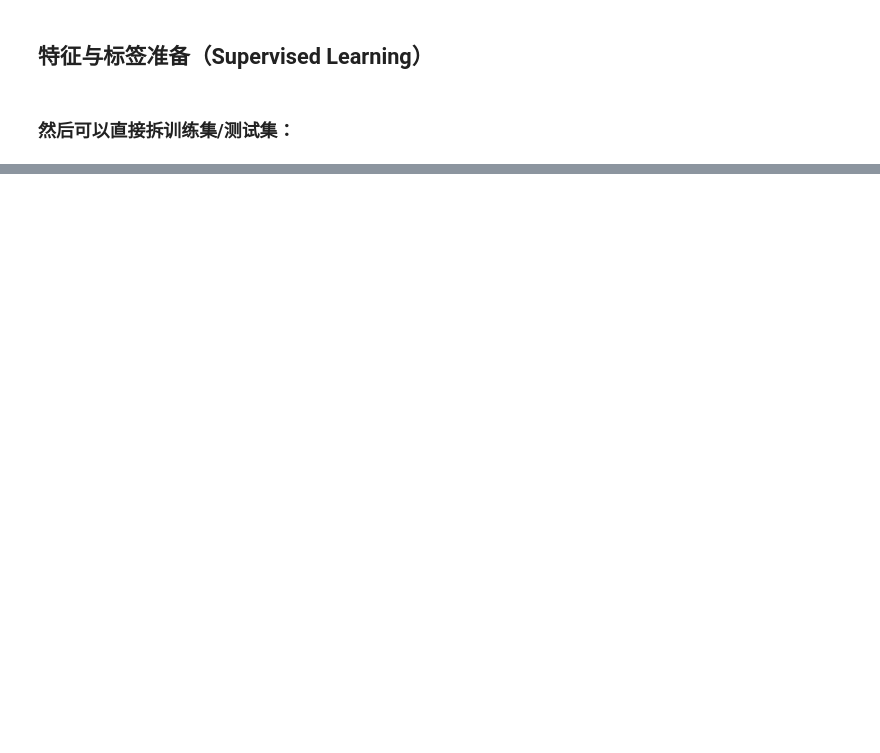
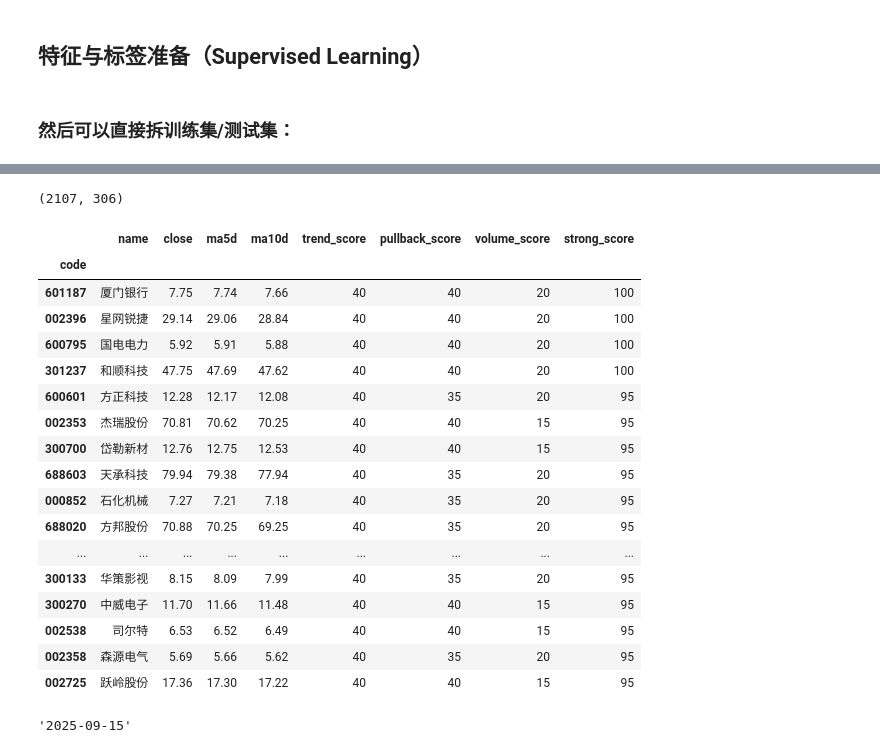
Before and after one commit to johnsonhongyi/pyQuant3, a Jupyter notebook: stock_standalone/jupyterAlgo/Quant2023/gpt-策略.ipynb, the cells around one changed output, grey strips where cells are left out. Cells and saved outputs as stored; diff of their text form; code cells hidden in the pictures; blank space fills up the shorter version.

```diff
--- a/stock_standalone/jupyterAlgo/Quant2023/gpt-策略.ipynb
+++ b/stock_standalone/jupyterAlgo/Quant2023/gpt-策略.ipynb
@@ -220,0 +1017,28 @@ print(y_train.head())
+# %%
+df_strong = score_strong_pullback_ma5(df)
+df_strong.shape
+df_strong[
+    ["name", "close", "ma5d", "ma10d",
+     "trend_score", "pullback_score",
+     "volume_score", "strong_score"]
+].head(20)
+# %% [output]
+(2107, 306)
+|  | name | close | ma5d | ma10d | trend_score | pullback_score | volume_score | strong_score |
+| code |  |  |  |  |  |  |  |  |
+| 601187 | 厦门银行 | 7.75 | 7.74 | 7.66 | 40 | 40 | 20 | 100 |
+| 002396 | 星网锐捷 | 29.14 | 29.06 | 28.84 | 40 | 40 | 20 | 100 |
+| 600795 | 国电电力 | 5.92 | 5.91 | 5.88 | 40 | 40 | 20 | 100 |
+| 301237 | 和顺科技 | 47.75 | 47.69 | 47.62 | 40 | 40 | 20 | 100 |
+| 600601 | 方正科技 | 12.28 | 12.17 | 12.08 | 40 | 35 | 20 | 95 |
+| 002353 | 杰瑞股份 | 70.81 | 70.62 | 70.25 | 40 | 40 | 15 | 95 |
+| 300700 | 岱勒新材 | 12.76 | 12.75 | 12.53 | 40 | 40 | 15 | 95 |
+| 688603 | 天承科技 | 79.94 | 79.38 | 77.94 | 40 | 35 | 20 | 95 |
+| 000852 | 石化机械 | 7.27 | 7.21 | 7.18 | 40 | 35 | 20 | 95 |
+| 688020 | 方邦股份 | 70.88 | 70.25 | 69.25 | 40 | 35 | 20 | 95 |
+| ... | ... | ... | ... | ... | ... | ... | ... | ... |
+| 300133 | 华策影视 | 8.15 | 8.09 | 7.99 | 40 | 35 | 20 | 95 |
+| 300270 | 中威电子 | 11.70 | 11.66 | 11.48 | 40 | 40 | 15 | 95 |
+| 002538 | 司尔特 | 6.53 | 6.52 | 6.49 | 40 | 40 | 15 | 95 |
+| 002358 | 森源电气 | 5.69 | 5.66 | 5.62 | 40 | 35 | 20 | 95 |
+| 002725 | 跃岭股份 | 17.36 | 17.30 | 17.22 | 40 | 40 | 15 | 95 |
@@ -220,0 +1126,4 @@ print(y_train.head())
+# %%
+df['date'].iloc[-1]
+# %% [output]
+'2025-09-15'
```
Also changed, not shown: parts of 78 cells of this notebook, 13 other files.
